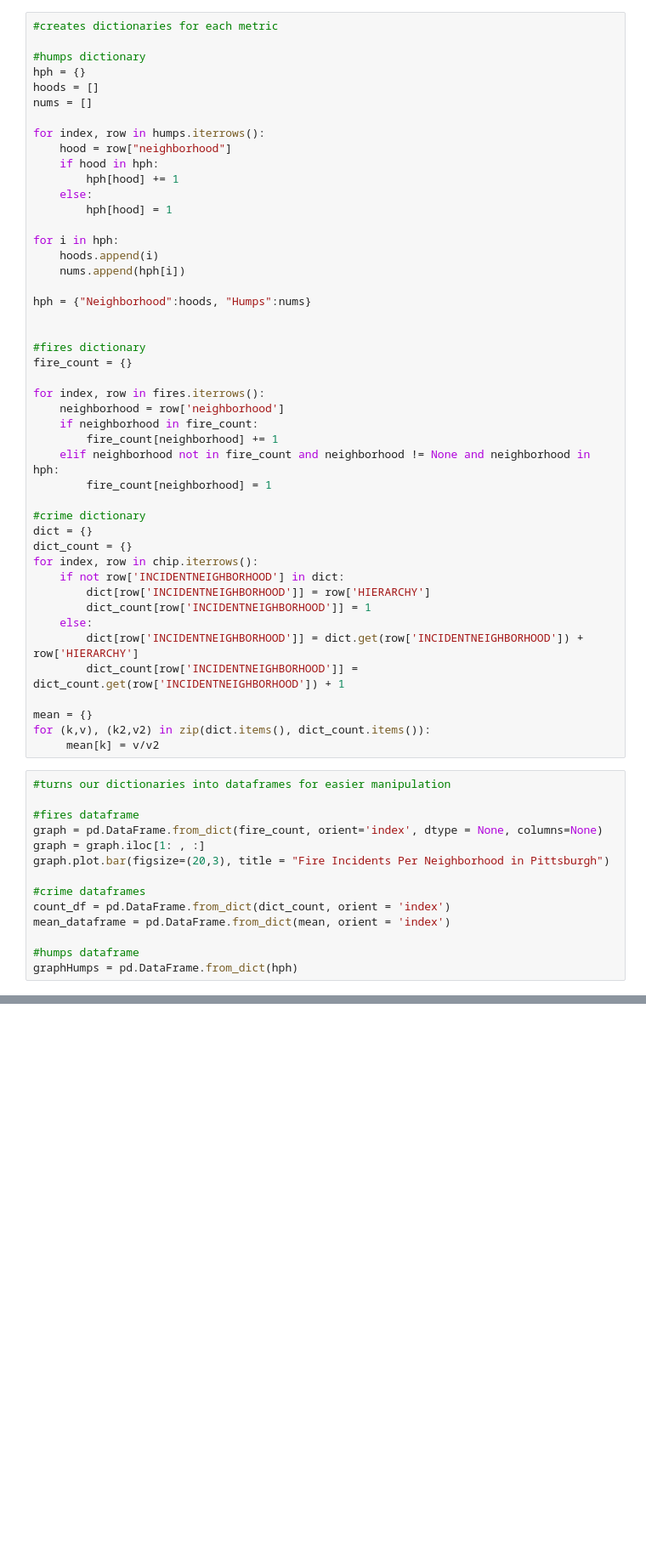
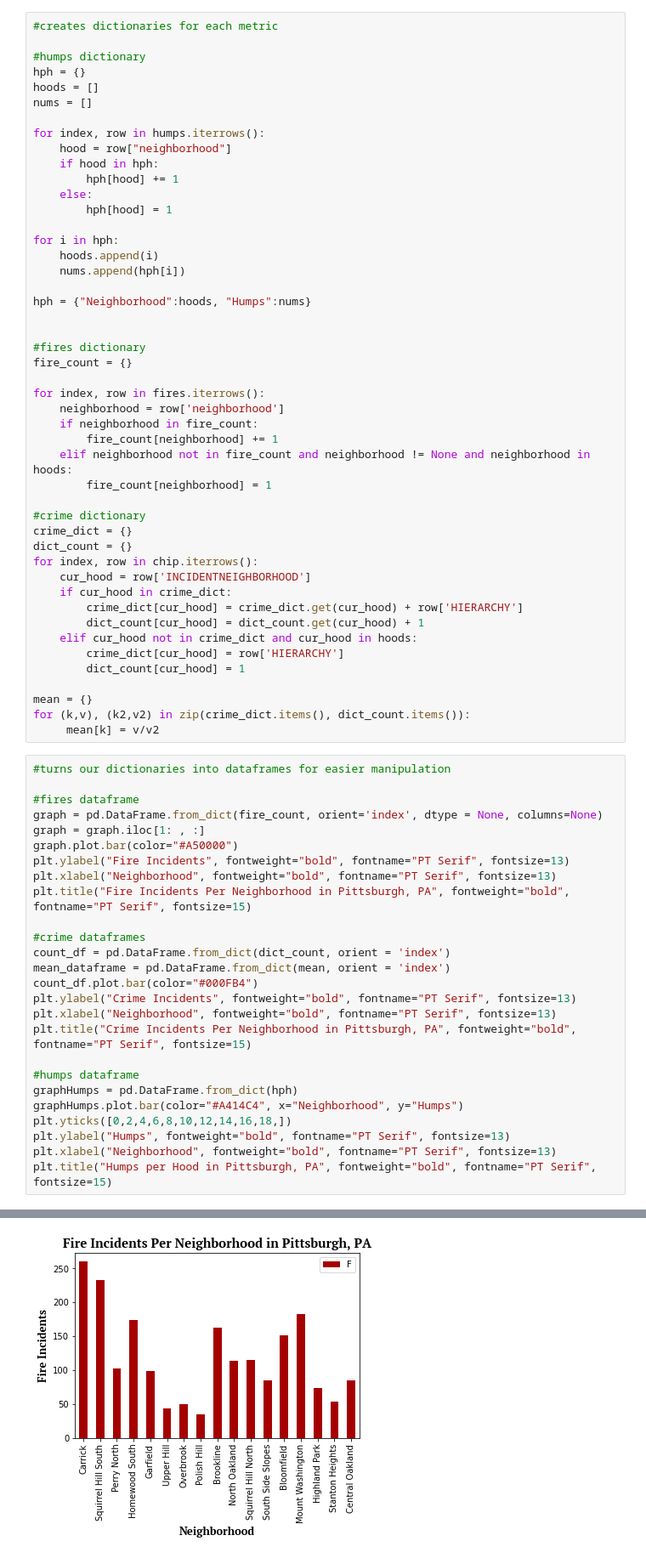
Before and after one commit to MasonGobat/bigIdeasFinalProject, a Jupyter notebook: hoodSafety.ipynb, the cells around one changed output, grey strips where cells are left out. Shown at 85% size. Drawn from its saved outputs; the diff is of its cells as text; blank space fills up the shorter version.

Commit message:
fixed the insertion of hoods into crime and fire dataframes and added graphing for all graphs

```diff
--- a/hoodSafety.ipynb
+++ b/hoodSafety.ipynb
@@ -37,22 +37,23 @@ for index, row in fires.iterrows():
     neighborhood = row['neighborhood']
     if neighborhood in fire_count:
         fire_count[neighborhood] += 1
-    elif neighborhood not in fire_count and neighborhood != None and neighborhood in hph:
+    elif neighborhood not in fire_count and neighborhood != None and neighborhood in hoods:
         fire_count[neighborhood] = 1
 
 #crime dictionary
-dict = {}
+crime_dict = {}
 dict_count = {}
 for index, row in chip.iterrows():
-    if not row['INCIDENTNEIGHBORHOOD'] in dict:
-        dict[row['INCIDENTNEIGHBORHOOD']] = row['HIERARCHY']
-        dict_count[row['INCIDENTNEIGHBORHOOD']] = 1
-    else:
-        dict[row['INCIDENTNEIGHBORHOOD']] = dict.get(row['INCIDENTNEIGHBORHOOD']) + row['HIERARCHY']
-        dict_count[row['INCIDENTNEIGHBORHOOD']] = dict_count.get(row['INCIDENTNEIGHBORHOOD']) + 1
+    cur_hood = row['INCIDENTNEIGHBORHOOD']
+    if cur_hood in crime_dict:
+        crime_dict[cur_hood] = crime_dict.get(cur_hood) + row['HIERARCHY']
+        dict_count[cur_hood] = dict_count.get(cur_hood) + 1
+    elif cur_hood not in crime_dict and cur_hood in hoods:
+        crime_dict[cur_hood] = row['HIERARCHY']
+        dict_count[cur_hood] = 1
 
 mean = {}
-for (k,v), (k2,v2) in zip(dict.items(), dict_count.items()):
+for (k,v), (k2,v2) in zip(crime_dict.items(), dict_count.items()):
      mean[k] = v/v2
 # %%
 #turns our dictionaries into dataframes for easier manipulation
@@ -60,12 +61,24 @@ for (k,v), (k2,v2) in zip(dict.items(), dict_count.items()):
 #fires dataframe
 graph = pd.DataFrame.from_dict(fire_count, orient='index', dtype = None, columns=None)
 graph = graph.iloc[1: , :]
-graph.plot.bar(figsize=(20,3), title = "Fire Incidents Per Neighborhood in Pittsburgh")
+graph.plot.bar(color="#A50000")
+plt.ylabel("Fire Incidents", fontweight="bold", fontname="PT Serif", fontsize=13)
+plt.xlabel("Neighborhood", fontweight="bold", fontname="PT Serif", fontsize=13)
+plt.title("Fire Incidents Per Neighborhood in Pittsburgh, PA", fontweight="bold", fontname="PT Serif", fontsize=15)
 
 #crime dataframes
 count_df = pd.DataFrame.from_dict(dict_count, orient = 'index')
 mean_dataframe = pd.DataFrame.from_dict(mean, orient = 'index')
+count_df.plot.bar(color="#000FB4")
+plt.ylabel("Crime Incidents", fontweight="bold", fontname="PT Serif", fontsize=13)
+plt.xlabel("Neighborhood", fontweight="bold", fontname="PT Serif", fontsize=13)
+plt.title("Crime Incidents Per Neighborhood in Pittsburgh, PA", fontweight="bold", fontname="PT Serif", fontsize=15)
 
 #humps dataframe
 graphHumps = pd.DataFrame.from_dict(hph)
+graphHumps.plot.bar(color="#A414C4", x="Neighborhood", y="Humps")
+plt.yticks([0,2,4,6,8,10,12,14,16,18,])
+plt.ylabel("Humps", fontweight="bold", fontname="PT Serif", fontsize=13)
+plt.xlabel("Neighborhood", fontweight="bold", fontname="PT Serif", fontsize=13)
+plt.title("Humps per Hood in Pittsburgh, PA", fontweight="bold", fontname="PT Serif", fontsize=15)
 # %% [output]
@@ -72,0 +86 @@ TypeError: no numeric data to plot
+[figure, added]
```
Also changed, not shown: parts of 2 cells of this notebook.
